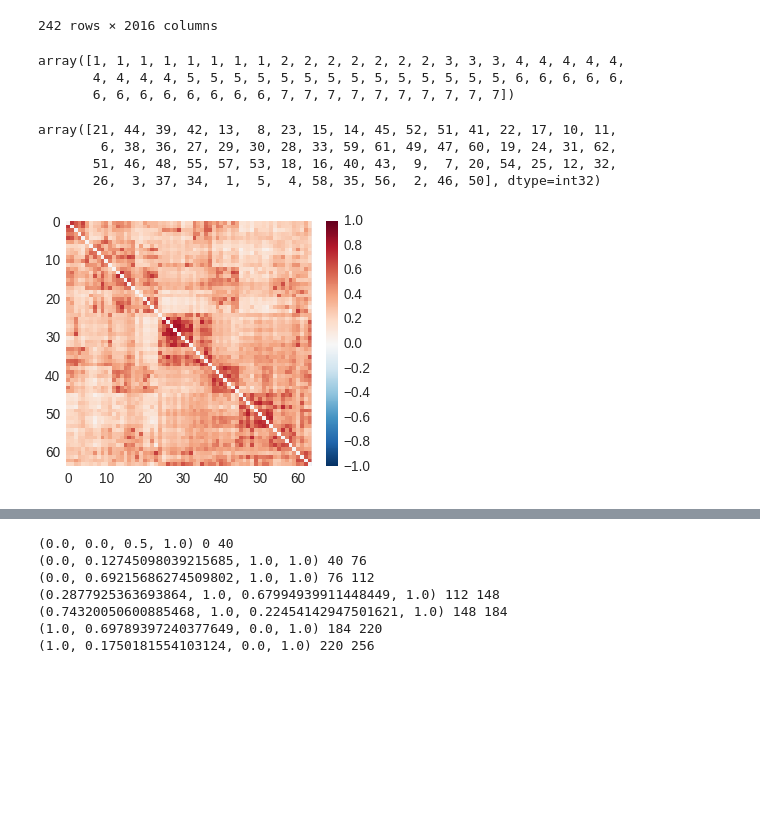
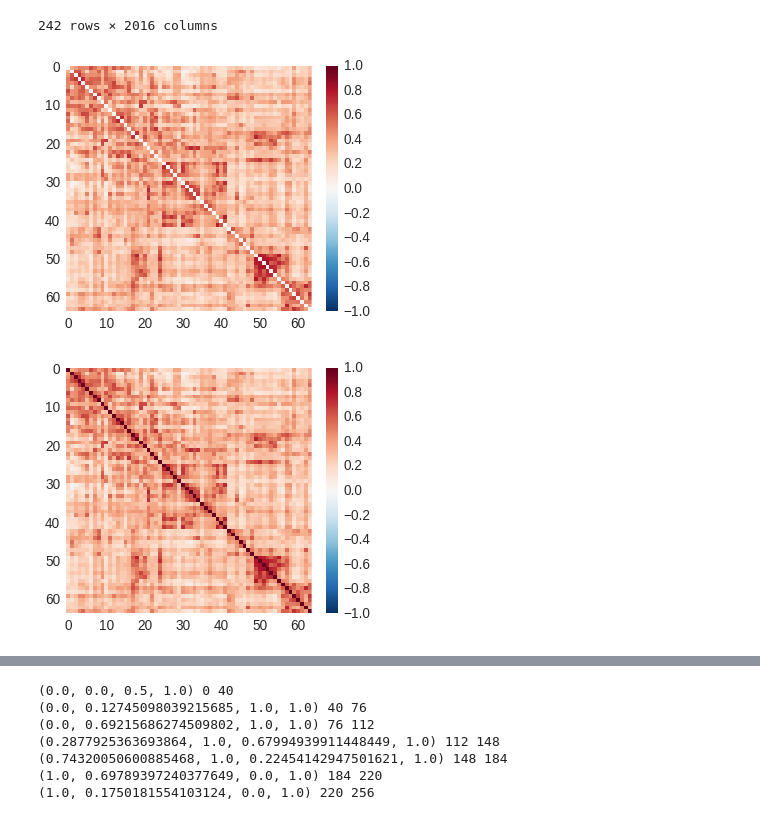
Before and after one commit to SIMEXP/schizo_multisite, a Jupyter notebook: figures/connectomes.ipynb, the cells around one changed output, grey strips where cells are left out. Drawn from its saved outputs; the diff is of its cells as text; code cells hidden in the pictures; blank space fills up the shorter version.

```diff
--- a/figures/connectomes.ipynb
+++ b/figures/connectomes.ipynb
@@ -29,0 +30,11 @@ data = pd.read_csv('/media/cdansereau/database1/data/schizo/fmri_data/connectome
+# %%
+data = pd.read_csv('/media/cdansereau/database1/data/schizo/fmri_data/connectomes/model_R_conn_scale64.csv', index_col=0)
+
+#im_ref_325 = nib.load('/home/cdansereau/data/template_cambridge_basc_multiscale_nii_sym/template_cambridge_basc_multiscale_sym_scale325.nii.gz')
+#im_ref_7 = nib.load('/home/cdansereau/data/template_cambridge_basc_multiscale_nii_sym/template_cambridge_basc_multiscale_sym_scale007.nii.gz')
+#im_ref = nib.load('/home/cdansereau/data/template_cambridge_basc_multiscale_nii_sym/template_cambridge_basc_multiscale_sym_scale064.nii.gz')
+
+
+im_ref_all = nib.load('/media/cdansereau/database1/data/schizo/mstep_part_cambridge_05scrubb.nii.gz')
+im_ref_7 = im_ref_all.get_data()[...,0]
+im_ref_64 = im_ref_all.get_data()[...,4]
@@ -29,0 +84,5 @@ data = pd.read_csv('/media/cdansereau/database1/data/schizo/fmri_data/connectome
+# %%
+im_ref_all.get_data().shape
+
+ind_7to64 = hc.get_ind_high2low(im_ref_all.get_data()[...,0].astype(int),im_ref_all.get_data()[...,4].astype(int))
+sorted_idx = np.array(hc.order(ind_7to64))
@@ -60,27 +143,24 @@ data.loc[demograph.index.values]
 | SZxxxSDSZ93 | 0.486203 | 0.156423 | 0.378969 | 0.337928 | 0.510666 | 0.516410 | 0.643149 | 0.473627 | 0.209785 | -0.200412 | ... | ... |
 | SZxxxSDSZ94 | 0.378543 | 0.612369 | 0.554794 | 0.686992 | 0.365106 | 0.537166 | 0.619059 | 0.668807 | 0.645348 | 0.056953 | ... | ... |
 242 rows × 2016 columns
-# %%
-ind_7to64 = hc.get_ind_high2low(im_ref_7.get_data(),im_ref.get_data())
-sorted_idx = np.array(hc.order(ind_7to64))
-
-ind_7to64[sorted_idx]
-# %% [output]
-array([1, 1, 1, 1, 1, 1, 1, 1, 2, 2, 2, 2, 2, 2, 2, 3, 3, 3, 4, 4, 4, 4, 4,
-       4, 4, 4, 4, 5, 5, 5, 5, 5, 5, 5, 5, 5, 5, 5, 5, 5, 5, 6, 6, 6, 6, 6,
-       6, 6, 6, 6, 6, 6, 6, 6, 7, 7, 7, 7, 7, 7, 7, 7, 7, 7])
-# %%
-ind
-# %% [output]
-array([21, 44, 39, 42, 13,  8, 23, 15, 14, 45, 52, 51, 41, 22, 17, 10, 11,
-        6, 38, 36, 27, 29, 30, 28, 33, 59, 61, 49, 47, 60, 19, 24, 31, 62,
-       51, 46, 48, 55, 57, 53, 18, 16, 40, 43,  9,  7, 20, 54, 25, 12, 32,
-       26,  3, 37, 34,  1,  5,  4, 58, 35, 56,  2, 46, 50], dtype=int32)
 # %%
-grand_avg = data.loc[demograph.index.values].values.mean(0)
-ind = hc.hclustering(ts.vec2mat(grand_avg),ts.vec2mat(grand_avg).shape[0])
-grand_avg_sort = hc.ordermat(ts.vec2mat(grand_avg), ind)
-visu.mat(grand_avg_sort,lim=[-1,1])
+grand_avg = np.mean(data.loc[demograph.index.values].values,0)
+visu.mat(ts.vec2mat(grand_avg)[sorted_idx,:][:,sorted_idx],lim=[-1,1])
 plt.grid(False)
 # %% [output]
-[figure, old version]
+[figure, new version]
+# %%
+
+grand_avg = np.mean(data.loc[demograph.index.values].values,0)
+
+
+
+aa = vec2mat(grand_avg, order='matlab')[sorted_idx,:][:,sorted_idx]
+#ind = hc.hclustering(aa,aa.shape[0])
+#sorted_idx = np.array(hc.order(ind))
+#aa = aa[sorted_idx,:][:,sorted_idx]
+
+visu.mat(aa,lim=[-1,1])
+plt.grid(False)
+# %% [output]
+[figure, added]
```
Also changed, not shown: parts of 40 cells of this notebook, 38 other files.
